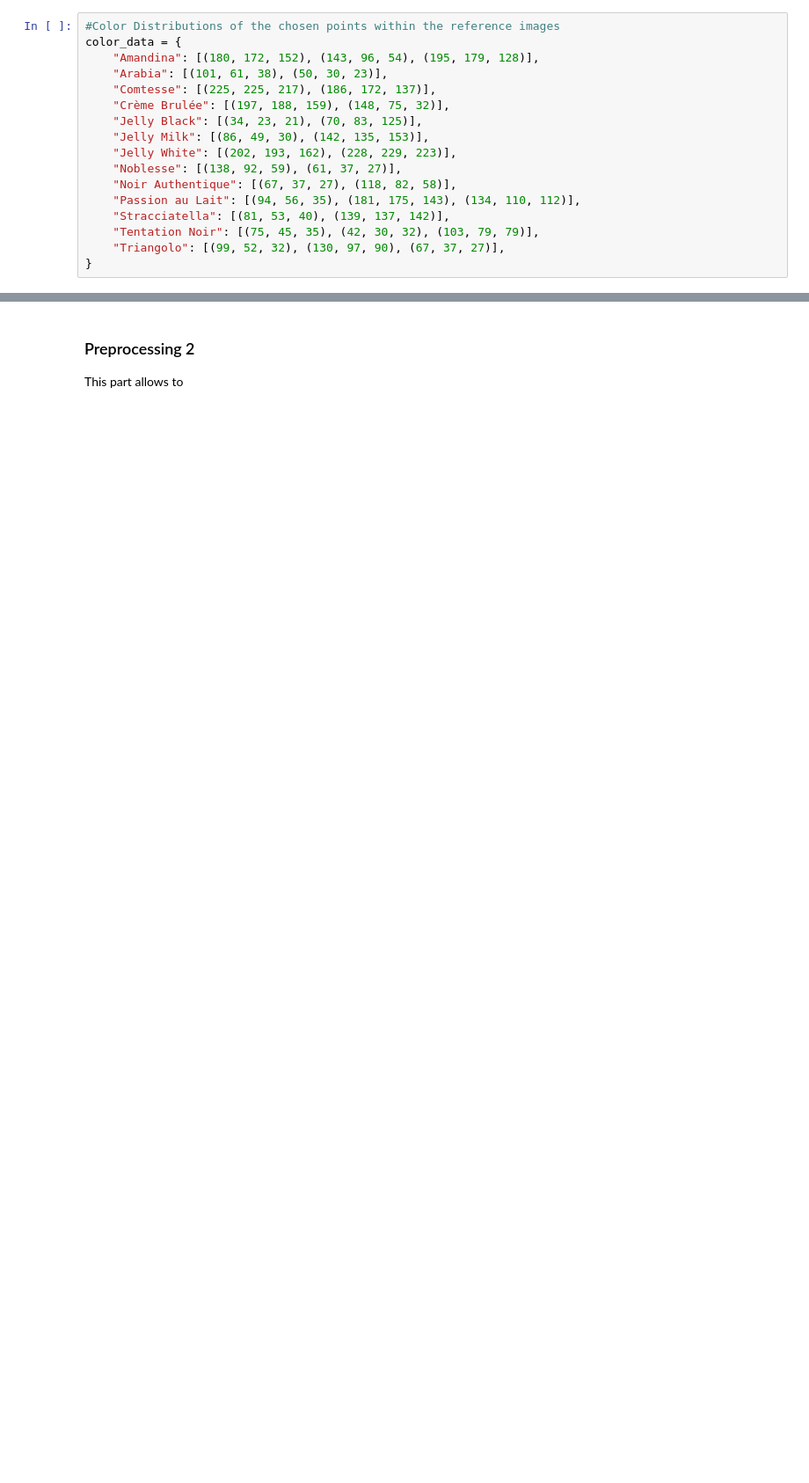
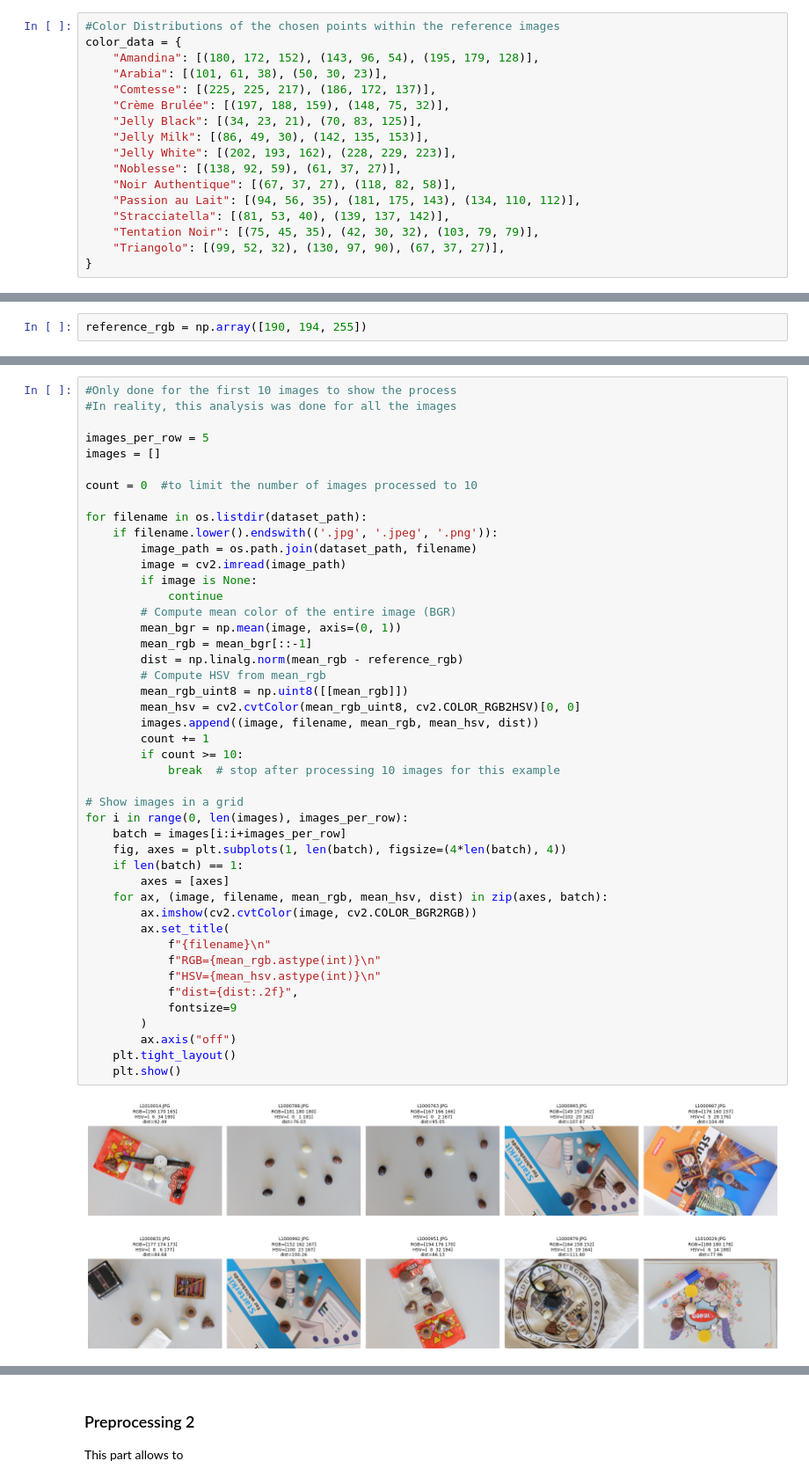
Before and after one commit to sinarollin/Willy_Wonkas_Deep_Learning_Oompa-Loompas, a Jupyter notebook: project/report.ipynb, the cells around one changed output, grey strips where cells are left out. Shown at 88% size. Cells and saved outputs as stored; diff of their text form; blank space fills up the shorter version.

Commit message:
update to the report for processing part 1 plus corresponding functions

```diff
--- a/project/report.ipynb
+++ b/project/report.ipynb
@@ -148,0 +105,2 @@ for filename in os.listdir(dataset_path):
+# %%
+reference_rgb = np.array([190, 194, 255])
@@ -148,0 +113,48 @@ for filename in os.listdir(dataset_path):
+# %%
+#Only done for the first 10 images to show the process
+#In reality, this analysis was done for all the images
+
+images_per_row = 5
+images = []
+
+count = 0  #to limit the number of images processed to 10
+
+for filename in os.listdir(dataset_path):
+    if filename.lower().endswith(('.jpg', '.jpeg', '.png')):
+        image_path = os.path.join(dataset_path, filename)
+        image = cv2.imread(image_path)
+        if image is None:
+            continue
+        # Compute mean color of the entire image (BGR)
+        mean_bgr = np.mean(image, axis=(0, 1))
+        mean_rgb = mean_bgr[::-1]
+        dist = np.linalg.norm(mean_rgb - reference_rgb)
+        # Compute HSV from mean_rgb
+        mean_rgb_uint8 = np.uint8([[mean_rgb]])
+        mean_hsv = cv2.cvtColor(mean_rgb_uint8, cv2.COLOR_RGB2HSV)[0, 0]
+        images.append((image, filename, mean_rgb, mean_hsv, dist))
+        count += 1
+        if count >= 10:
+            break  # stop after processing 10 images for this example
+
+# Show images in a grid
+for i in range(0, len(images), images_per_row):
+    batch = images[i:i+images_per_row]
+    fig, axes = plt.subplots(1, len(batch), figsize=(4*len(batch), 4))
+    if len(batch) == 1:
+        axes = [axes]
+    for ax, (image, filename, mean_rgb, mean_hsv, dist) in zip(axes, batch):
+        ax.imshow(cv2.cvtColor(image, cv2.COLOR_BGR2RGB))
+        ax.set_title(
+            f"{filename}\n"
+            f"RGB={mean_rgb.astype(int)}\n"
+            f"HSV={mean_hsv.astype(int)}\n"
+            f"dist={dist:.2f}",
+            fontsize=9
+        )
+        ax.axis("off")
+    plt.tight_layout()
+    plt.show()
+# %% [output]
+[figure, added]
+[figure, added]
```
Also changed, not shown: parts of 9 cells of this notebook, 1 other file.
